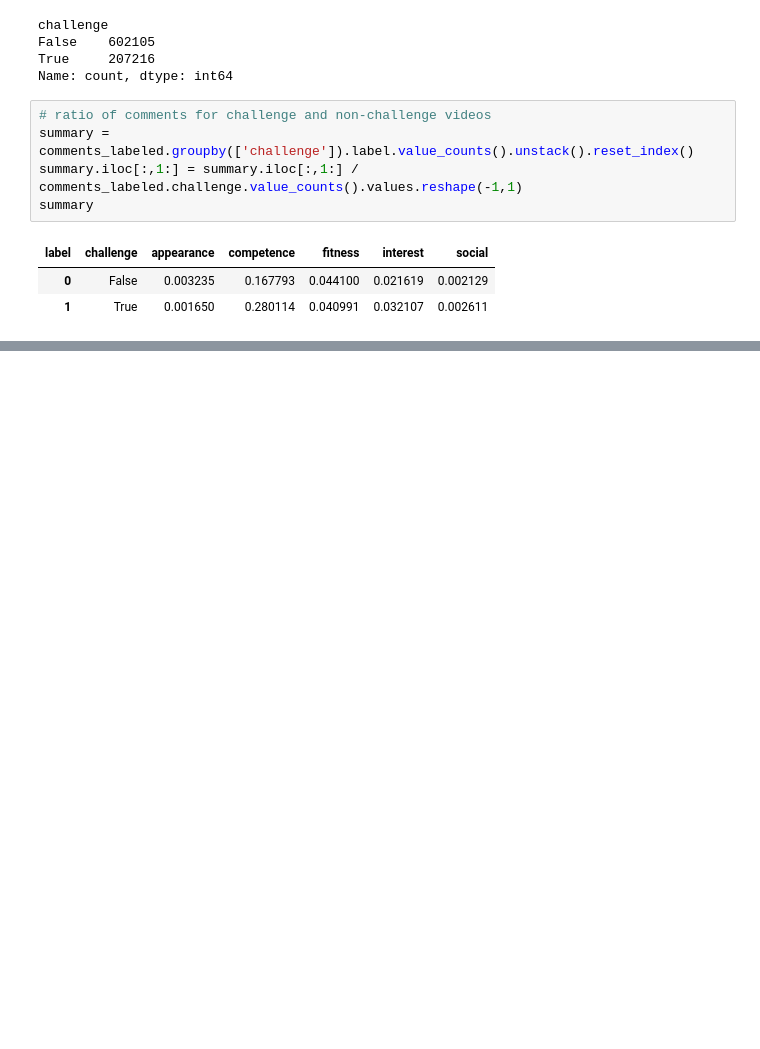
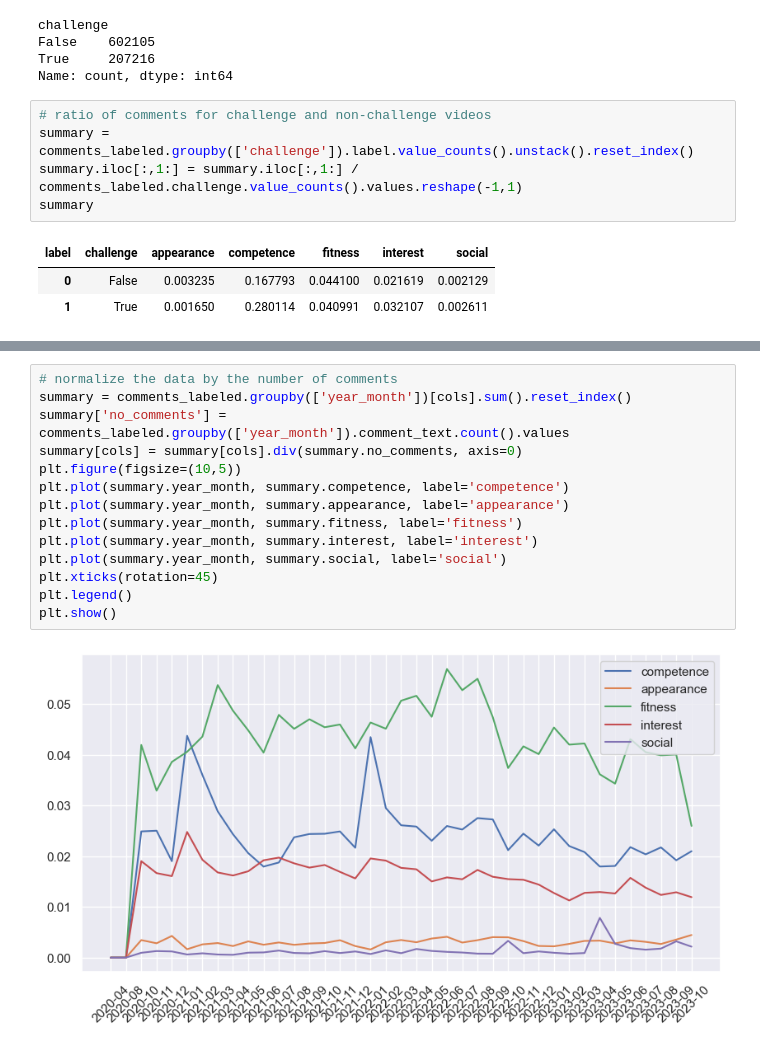
Before and after one commit to sdoosti/Fitness, a Jupyter notebook: analysis/comment_labels_analysis_merged_video.ipynb, the cells around one changed output, grey strips where cells are left out. Drawn from its saved outputs; the diff is of its cells as text; blank space fills up the shorter version.

```diff
--- a/analysis/comment_labels_analysis_merged_video.ipynb
+++ b/analysis/comment_labels_analysis_merged_video.ipynb
@@ -236,0 +266,16 @@ summary
+# %%
+# normalize the data by the number of comments
+summary = comments_labeled.groupby(['year_month'])[cols].sum().reset_index()
+summary['no_comments'] = comments_labeled.groupby(['year_month']).comment_text.count().values
+summary[cols] = summary[cols].div(summary.no_comments, axis=0)
+plt.figure(figsize=(10,5))
+plt.plot(summary.year_month, summary.competence, label='competence')
+plt.plot(summary.year_month, summary.appearance, label='appearance')
+plt.plot(summary.year_month, summary.fitness, label='fitness')
+plt.plot(summary.year_month, summary.interest, label='interest')
+plt.plot(summary.year_month, summary.social, label='social')
+plt.xticks(rotation=45)
+plt.legend()
+plt.show()
+# %% [output]
+[figure, added]
```
Also changed, not shown: parts of 2 cells of this notebook.
